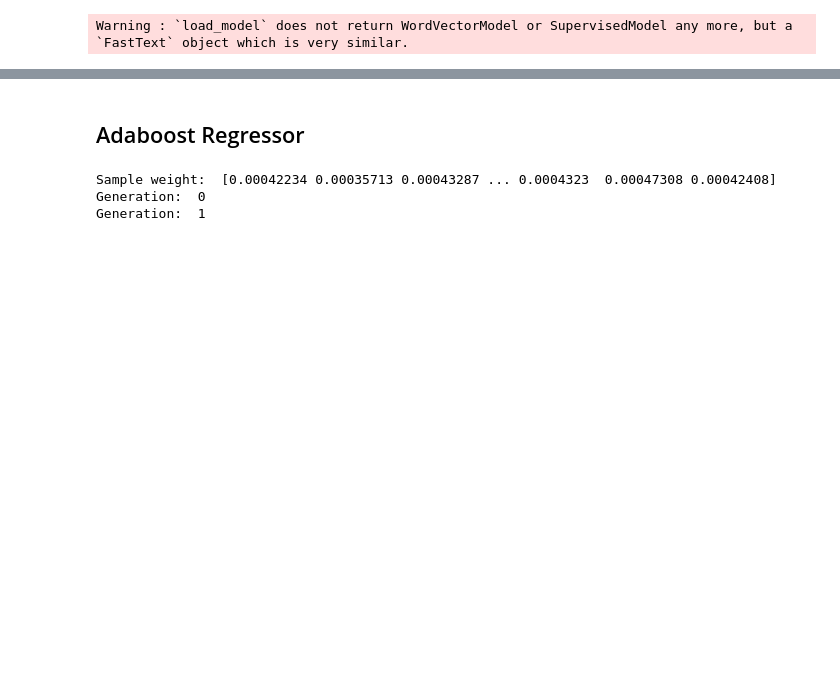
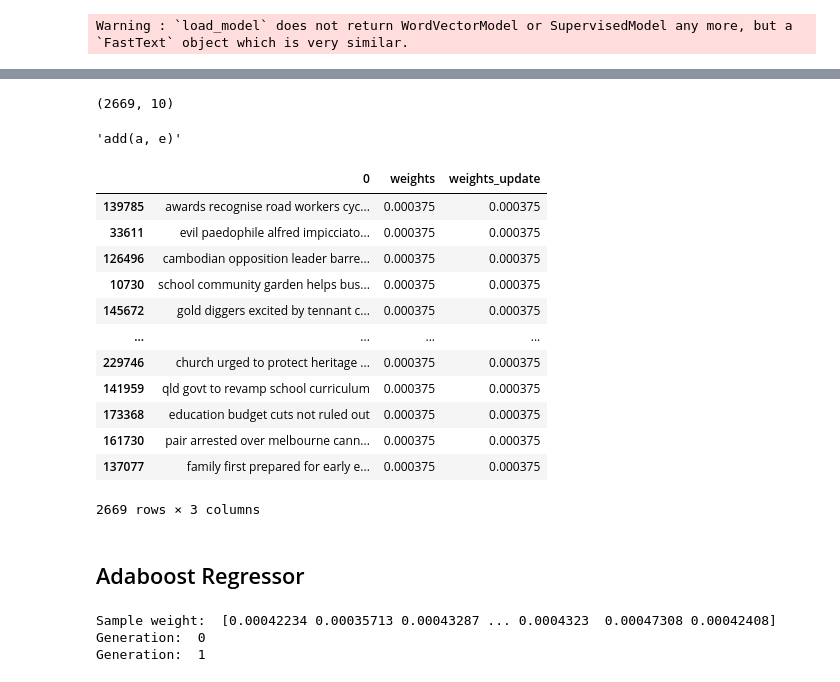
Before and after one commit to atwolin/EC-term-paper, a Jupyter notebook: gpab.ipynb, the cells around one changed output, grey strips where cells are left out. Saved outputs shown, nothing was run; the diff lists cells and outputs as text; code cells hidden in the pictures; blank space fills up the shorter version.

```diff
--- a/experimental/gpab.ipynb
+++ b/gpab.ipynb
@@ -65,0 +97,8 @@ Warning : `load_model` does not return WordVectorModel or SupervisedModel any mo
+# %%
+y_pred_vec.shape
+# %% [output]
+(2669, 10)
+# %%
+str(best_ind)
+# %% [output]
+'add(a, e)'
@@ -66,3 +114,19 @@ Warning : `load_model` does not return WordVectorModel or SupervisedModel any mo
+# %%
+data
+# %% [output]
+|  | 0 | weights | weights_update |
+| 139785 | awards recognise road workers cyc... | 0.000375 | 0.000375 |
+| 33611 | evil paedophile alfred impicciato... | 0.000375 | 0.000375 |
+| 126496 | cambodian opposition leader barre... | 0.000375 | 0.000375 |
+| 10730 | school community garden helps bus... | 0.000375 | 0.000375 |
+| 145672 | gold diggers excited by tennant c... | 0.000375 | 0.000375 |
+| ... | ... | ... | ... |
+| 229746 | church urged to protect heritage ... | 0.000375 | 0.000375 |
+| 141959 | qld govt to revamp school curriculum | 0.000375 | 0.000375 |
+| 173368 | education budget cuts not ruled out | 0.000375 | 0.000375 |
+| 161730 | pair arrested over melbourne cann... | 0.000375 | 0.000375 |
+| 137077 | family first prepared for early e... | 0.000375 | 0.000375 |
+2669 rows × 3 columns
 # %%
 gpab = gp.GP(
     Config.algorithm,
```
Also changed, not shown: parts of 10 cells of this notebook, 9 other files.
